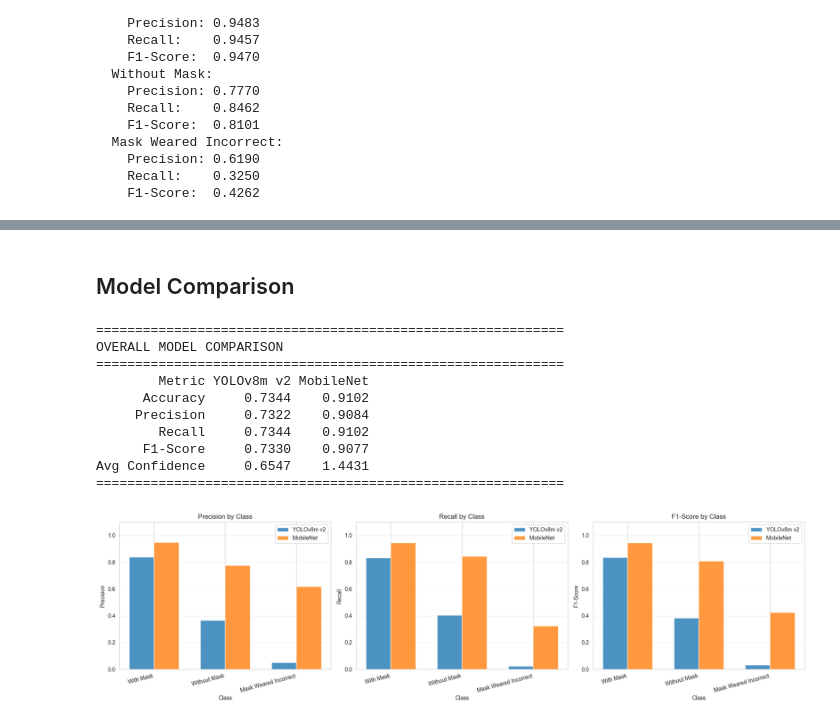
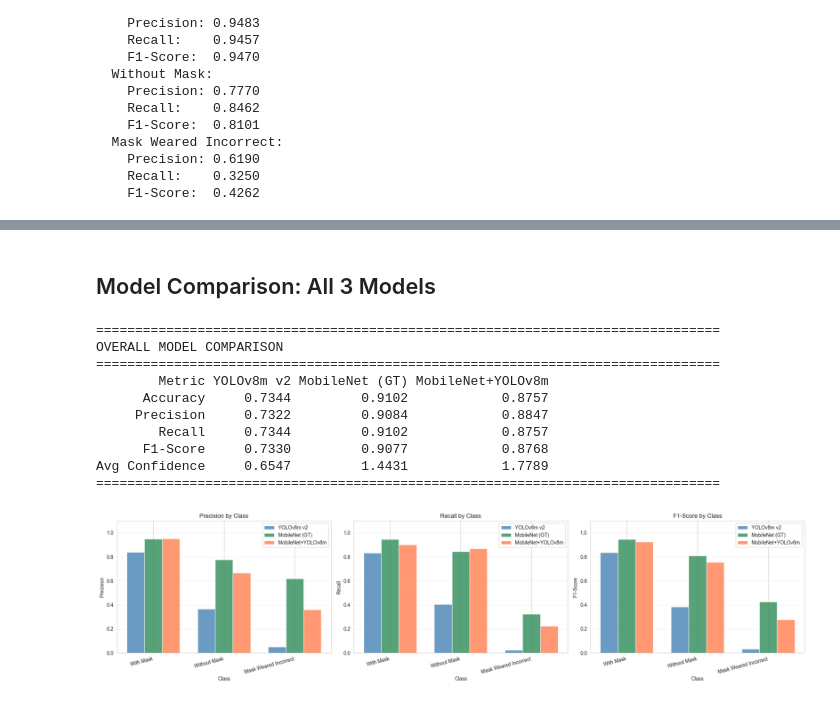
Before and after one commit to khoanguyn1411/face_mask_detection, a Jupyter notebook: src/visualization.ipynb, the cells around one changed output, grey strips where cells are left out. Saved outputs shown, nothing was run; the diff lists cells and outputs as text; code cells hidden in the pictures.

```diff
--- a/src/visualization.ipynb
+++ b/src/visualization.ipynb
@@ -303,0 +408,25 @@ Per-class metrics:
+# %%
+# Calculate MobileNet+YOLOv8m metrics
+mobilenet_yolov8_accuracy = accuracy_score(mobilenet_yolov8_y_true, mobilenet_yolov8_y_pred)
+mobilenet_yolov8_precision = precision_score(mobilenet_yolov8_y_true, mobilenet_yolov8_y_pred, average='weighted', zero_division=0)
+mobilenet_yolov8_recall = recall_score(mobilenet_yolov8_y_true, mobilenet_yolov8_y_pred, average='weighted', zero_division=0)
+mobilenet_yolov8_f1 = f1_score(mobilenet_yolov8_y_true, mobilenet_yolov8_y_pred, average='weighted', zero_division=0)
+
+# Per-class metrics
+mobilenet_yolov8_precision_per_class = precision_score(mobilenet_yolov8_y_true, mobilenet_yolov8_y_pred, average=None, zero_division=0)
+mobilenet_yolov8_recall_per_class = recall_score(mobilenet_yolov8_y_true, mobilenet_yolov8_y_pred, average=None, zero_division=0)
+mobilenet_yolov8_f1_per_class = f1_score(mobilenet_yolov8_y_true, mobilenet_yolov8_y_pred, average=None, zero_division=0)
+
+print("MobileNet+YOLOv8m Model Metrics:")
+print(f"  Accuracy:  {mobilenet_yolov8_accuracy:.4f}")
+print(f"  Precision: {mobilenet_yolov8_precision:.4f}")
+print(f"  Recall:    {mobilenet_yolov8_recall:.4f}")
+print(f"  F1-Score:  {mobilenet_yolov8_f1:.4f}")
+print(f"  Avg Confidence: {np.mean(mobilenet_yolov8_confidences):.4f}")
+print("\nPer-class metrics:")
+for i, class_name in enumerate(CLASS_NAMES):
+    if i < len(mobilenet_yolov8_precision_per_class):
+        print(f"  {class_name}:")
+        print(f"    Precision: {mobilenet_yolov8_precision_per_class[i]:.4f}")
+        print(f"    Recall:    {mobilenet_yolov8_recall_per_class[i]:.4f}")
+        print(f"    F1-Score:  {mobilenet_yolov8_f1_per_class[i]:.4f}")
@@ -304,5 +454,5 @@ Per-class metrics:
 # %% [markdown]
-## Model Comparison
+## Model Comparison: All 3 Models
 # %%
 # Create comparison table
 comparison_data = {
@@ -314,69 +464,81 @@ comparison_data = {
         f'{yolo_f1:.4f}',
         f'{np.mean(yolo_confidences):.4f}'
     ],
-    'MobileNet': [
+    'MobileNet (GT)': [
         f'{mobilenet_accuracy:.4f}',
         f'{mobilenet_precision:.4f}',
         f'{mobilenet_recall:.4f}',
         f'{mobilenet_f1:.4f}',
         f'{np.mean(mobilenet_confidences):.4f}'
+    ],
+    'MobileNet+YOLOv8m': [
+        f'{mobilenet_yolov8_accuracy:.4f}',
+        f'{mobilenet_yolov8_precision:.4f}',
+        f'{mobilenet_yolov8_recall:.4f}',
+        f'{mobilenet_yolov8_f1:.4f}',
+        f'{np.mean(mobilenet_yolov8_confidences):.4f}'
     ]
 }
 
 comparison_df = pd.DataFrame(comparison_data)
-print("\n" + "="*60)
+print("\n" + "="*80)
 print("OVERALL MODEL COMPARISON")
-print("="*60)
+print("="*80)
 print(comparison_df.to_string(index=False))
-print("="*60)
+print("="*80)
 # %% [output]
-============================================================
+================================================================================
 OVERALL MODEL COMPARISON
-============================================================
-        Metric YOLOv8m v2 MobileNet
-      Accuracy     0.7344    0.9102
-     Precision     0.7322    0.9084
-        Recall     0.7344    0.9102
-      F1-Score     0.7330    0.9077
-Avg Confidence     0.6547    1.4431
-============================================================
+================================================================================
+        Metric YOLOv8m v2 MobileNet (GT) MobileNet+YOLOv8m
+      Accuracy     0.7344         0.9102            0.8757
+     Precision     0.7322         0.9084            0.8847
+        Recall     0.7344         0.9102            0.8757
+      F1-Score     0.7330         0.9077            0.8768
+Avg Confidence     0.6547         1.4431            1.7789
+================================================================================
 # %%
-# Per-class comparison
-fig, axes = plt.subplots(1, 3, figsize=(18, 5))
+# Per-class comparison - Updated for 3 models
+fig, axes = plt.subplots(1, 3, figsize=(20, 5))
 
 metrics = ['Precision', 'Recall', 'F1-Score']
 yolo_metrics = [yolo_precision_per_class, yolo_recall_per_class, yolo_f1_per_class]
 mobilenet_metrics = [mobilenet_precision_per_class, mobilenet_recall_per_class, mobilenet_f1_per_class]
+mobilenet_yolov8_metrics = [mobilenet_yolov8_precision_per_class, mobilenet_yolov8_recall_per_class, mobilenet_yolov8_f1_per_class]
 
-for idx, (metric_name, yolo_vals, mobilenet_vals) in enumerate(zip(metrics, yolo_metrics, mobilenet_metrics)):
+for idx, (metric_name, yolo_vals, mobilenet_vals, mobilenet_yolov8_vals) in enumerate(zip(metrics, yolo_metrics, mobilenet_metrics, mobilenet_yolov8_metrics)):
     ax = axes[idx]
     x = np.arange(len(CLASS_NAMES))
-    width = 0.35
+    width = 0.25  # Changed from 0.35 to 0.25 to fit 3 bars
 
     # Ensure all classes are represented
     yolo_plot = np.zeros(len(CLASS_NAMES))
     mobilenet_plot = np.zeros(len(CLASS_NAMES))
+    mobilenet_yolov8_plot = np.zeros(len(CLASS_NAMES))
 
     for i in range(len(CLASS_NAMES)):
         if i < len(yolo_vals):
             yolo_plot[i] = yolo_vals[i]
         if i < len(mobilenet_vals):
             mobilenet_plot[i] = mobilenet_vals[i]
+        if i < len(mobilenet_yolov8_vals):
+            mobilenet_yolov8_plot[i] = mobilenet_yolov8_vals[i]
 
-    ax.bar(x - width/2, yolo_plot, width, label='YOLOv8m v2', alpha=0.8)
-    ax.bar(x + width/2, mobilenet_plot, width, label='MobileNet', alpha=0.8)
+    ax.bar(x - width, yolo_plot, width, label='YOLOv8m v2', alpha=0.8, color='steelblue')
+    ax.bar(x, mobilenet_plot, width, label='MobileNet (GT)', alpha=0.8, color='seagreen')
+    ax.bar(x + width, mobilenet_yolov8_plot, width, label='MobileNet+YOLOv8m', alpha=0.8, color='coral')
 
     ax.set_xlabel('Class')
     ax.set_ylabel(metric_name)
     ax.set_title(f'{metric_name} by Class')
     ax.set_xticks(x)
     ax.set_xticklabels(CLASS_NAMES, rotation=15, ha='right')
     ax.legend()
     ax.grid(axis='y', alpha=0.3)
     ax.set_ylim([0, 1.1])
 
 plt.tight_layout()
 plt.show()
 # %% [output]
-[figure, old version]
+[figure, new version]
 # %%
```
Also changed, not shown: parts of 11 cells of this notebook, 4 other files.
